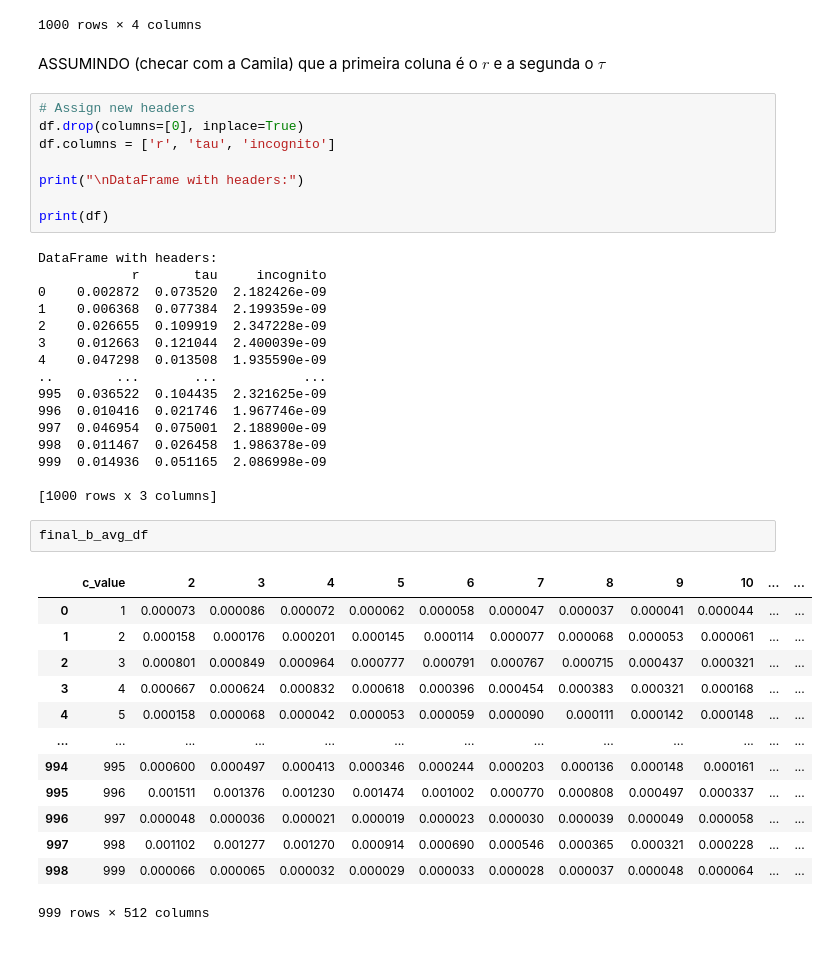
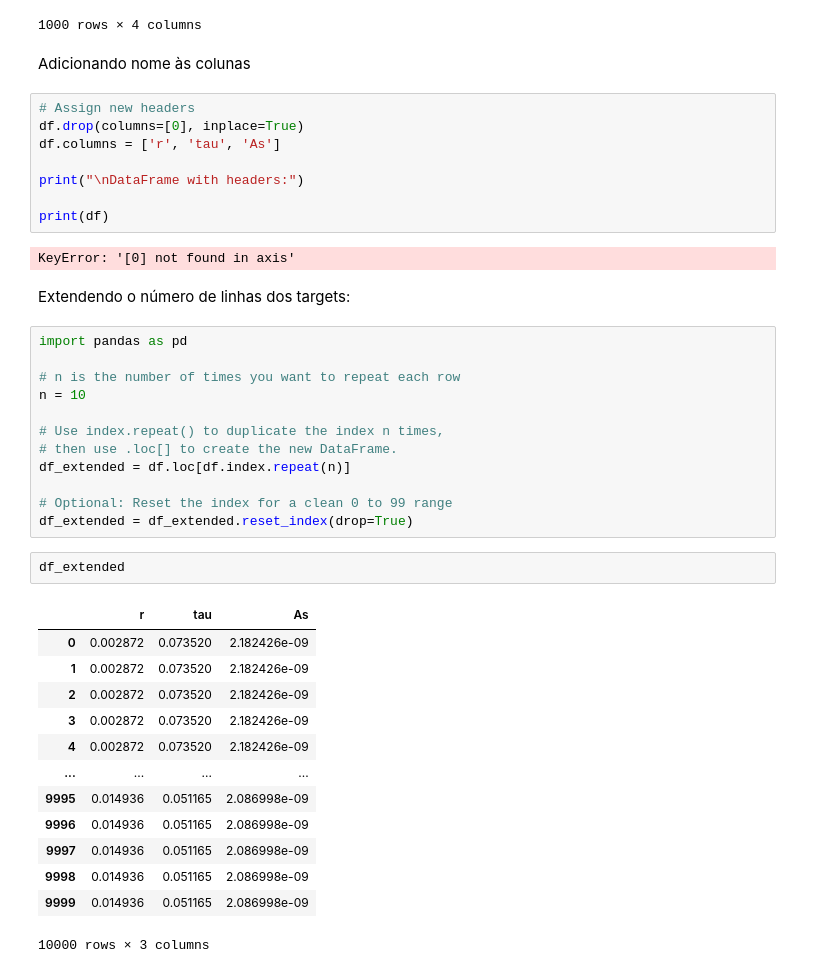
Before and after one commit to RenatodaCostaSantos/capacitacao, a Jupyter notebook: aeroespacial/notebooks/0_agrega_dados.ipynb, the cells around one changed output. Saved outputs shown, nothing was run; the diff lists cells and outputs as text.

```diff
--- a/aeroespacial/notebooks/basic_processing.ipynb
+++ b/aeroespacial/notebooks/0_agrega_dados.ipynb
@@ -267,46 +407,46 @@ df
 | 999 | 1000 | 0.014936 | 0.051165 | 2.086998e-09 |
 1000 rows × 4 columns
 # %% [markdown]
-ASSUMINDO (checar com a Camila) que a primeira coluna é o $r$ e a segunda o $\tau$
+Adicionando nome às colunas
 # %%
 # Assign new headers
 df.drop(columns=[0], inplace=True)
-df.columns = ['r', 'tau', 'incognito']
+df.columns = ['r', 'tau', 'As']
 
 print("\nDataFrame with headers:")
 
 print(df)
 # %% [output]
-DataFrame with headers:
-            r       tau     incognito
-0    0.002872  0.073520  2.182426e-09
-1    0.006368  0.077384  2.199359e-09
-2    0.026655  0.109919  2.347228e-09
-3    0.012663  0.121044  2.400039e-09
-4    0.047298  0.013508  1.935590e-09
-..        ...       ...           ...
-995  0.036522  0.104435  2.321625e-09
-996  0.010416  0.021746  1.967746e-09
-997  0.046954  0.075001  2.188900e-09
-998  0.011467  0.026458  1.986378e-09
-999  0.014936  0.051165  2.086998e-09
-
-[1000 rows x 3 columns]
+KeyError: '[0] not found in axis'
+# %% [markdown]
+Extendendo o número de linhas dos targets:
+# %%
+import pandas as pd
+
+# n is the number of times you want to repeat each row
+n = 10
+
+# Use index.repeat() to duplicate the index n times,
+# then use .loc[] to create the new DataFrame.
+df_extended = df.loc[df.index.repeat(n)]
+
+# Optional: Reset the index for a clean 0 to 99 range
+df_extended = df_extended.reset_index(drop=True)
 # %%
-final_b_avg_df
+df_extended
 # %% [output]
-|  | c_value | 2 | 3 | 4 | 5 | 6 | 7 | 8 | 9 | 10 | ... | ... |
-| 0 | 1 | 0.000073 | 0.000086 | 0.000072 | 0.000062 | 0.000058 | 0.000047 | 0.000037 | 0.000041 | 0.000044 | ... | ... |
-| 1 | 2 | 0.000158 | 0.000176 | 0.000201 | 0.000145 | 0.000114 | 0.000077 | 0.000068 | 0.000053 | 0.000061 | ... | ... |
-| 2 | 3 | 0.000801 | 0.000849 | 0.000964 | 0.000777 | 0.000791 | 0.000767 | 0.000715 | 0.000437 | 0.000321 | ... | ... |
-| 3 | 4 | 0.000667 | 0.000624 | 0.000832 | 0.000618 | 0.000396 | 0.000454 | 0.000383 | 0.000321 | 0.000168 | ... | ... |
-| 4 | 5 | 0.000158 | 0.000068 | 0.000042 | 0.000053 | 0.000059 | 0.000090 | 0.000111 | 0.000142 | 0.000148 | ... | ... |
-| ... | ... | ... | ... | ... | ... | ... | ... | ... | ... | ... | ... | ... |
-| 994 | 995 | 0.000600 | 0.000497 | 0.000413 | 0.000346 | 0.000244 | 0.000203 | 0.000136 | 0.000148 | 0.000161 | ... | ... |
-| 995 | 996 | 0.001511 | 0.001376 | 0.001230 | 0.001474 | 0.001002 | 0.000770 | 0.000808 | 0.000497 | 0.000337 | ... | ... |
-| 996 | 997 | 0.000048 | 0.000036 | 0.000021 | 0.000019 | 0.000023 | 0.000030 | 0.000039 | 0.000049 | 0.000058 | ... | ... |
-| 997 | 998 | 0.001102 | 0.001277 | 0.001270 | 0.000914 | 0.000690 | 0.000546 | 0.000365 | 0.000321 | 0.000228 | ... | ... |
-| 998 | 999 | 0.000066 | 0.000065 | 0.000032 | 0.000029 | 0.000033 | 0.000028 | 0.000037 | 0.000048 | 0.000064 | ... | ... |
+|  | r | tau | As |
+| 0 | 0.002872 | 0.073520 | 2.182426e-09 |
+| 1 | 0.002872 | 0.073520 | 2.182426e-09 |
+| 2 | 0.002872 | 0.073520 | 2.182426e-09 |
+| 3 | 0.002872 | 0.073520 | 2.182426e-09 |
+| 4 | 0.002872 | 0.073520 | 2.182426e-09 |
+| ... | ... | ... | ... |
+| 9995 | 0.014936 | 0.051165 | 2.086998e-09 |
+| 9996 | 0.014936 | 0.051165 | 2.086998e-09 |
+| 9997 | 0.014936 | 0.051165 | 2.086998e-09 |
+| 9998 | 0.014936 | 0.051165 | 2.086998e-09 |
+| 9999 | 0.014936 | 0.051165 | 2.086998e-09 |
-999 rows × 512 columns
+10000 rows × 3 columns
 # %%
 # Before concatenation, reset the index of each DataFrame
```
Also changed, not shown: parts of 51 cells of this notebook, 4 other files.
